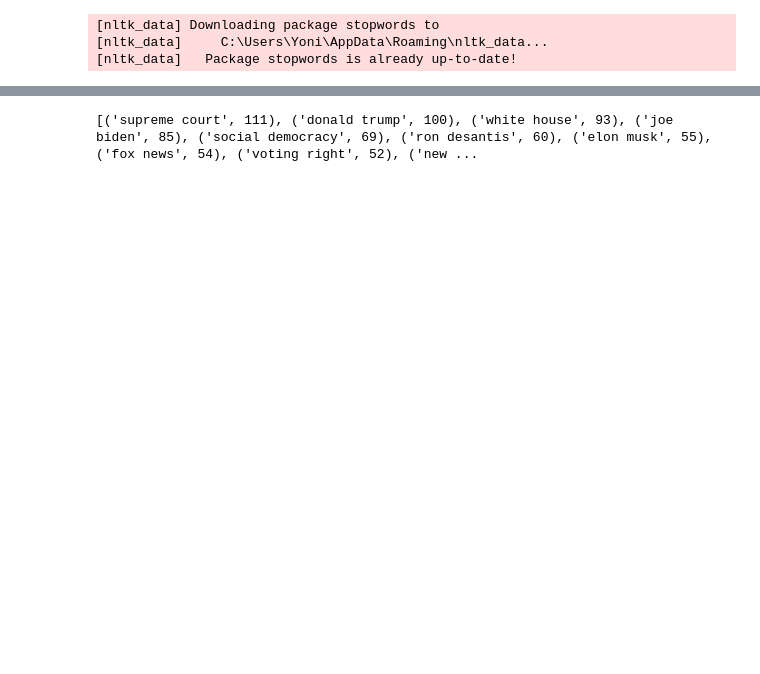
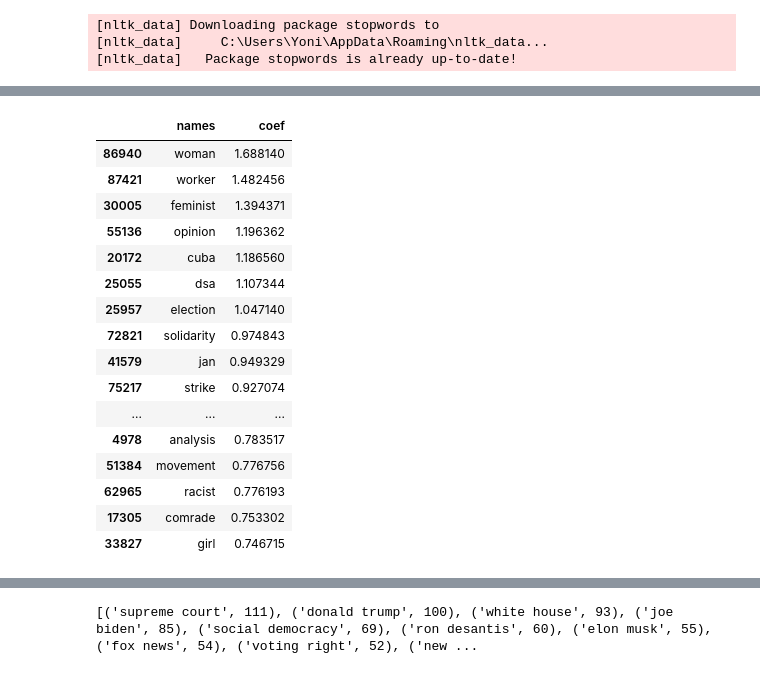
Before and after one commit to jontseg/csc874, a Jupyter notebook: TitleClassificationExample.ipynb, the cells around one changed output, grey strips where cells are left out. Saved outputs shown, nothing was run; the diff lists cells and outputs as text; code cells hidden in the pictures; blank space fills up the shorter version.

```diff
--- a/TitleClassificationExample.ipynb
+++ b/TitleClassificationExample.ipynb
@@ -258,0 +618,10 @@ def get_top_n_gram(corpus,ngram_range,n=None):
+# %%
+params = {"ridge__alpha":[1, 1.5, 2, 2.5, 3], #regularization param
+          "tf_idf__min_df": [1, 3, 10], #min count of words allowed
+          "tf_idf__ngram_range": [(1,1), (1,2), (1,3)], #1-grams, 2-grams, or 3-grams
+          "tf_idf__stop_words": [None],
+         "tf_idf__use_idf":[True, False]} # tfidf or don't
+# use neg mean squared error becuse mse is maximized
+grid2 = GridSearchCV(estimator=model, param_grid = params, scoring = "neg_mean_squared_error")
+grid2.fit(df['lematized'],df['pol'])
+grid2.best_params_
@@ -258,0 +648,33 @@ def get_top_n_gram(corpus,ngram_range,n=None):
+# %%
+#Examining the Best Model:
+
+model = grid2.best_estimator_
+
+
+ridge_model = model.named_steps["ridge"]
+tf_idf_model = model.named_steps["tf_idf"]
+
+#,"coef":ridge_model.coef_
+model.predict(df['no_punctuation'])
+coefficients = pd.DataFrame({"names":tf_idf_model.get_feature_names(), "coef": ridge_model.coef_[0]})
+
+
+coefficients.sort_values("coef", ascending=False).head(30)
+# %% [output]
+|  | names | coef |
+| 86940 | woman | 1.688140 |
+| 87421 | worker | 1.482456 |
+| 30005 | feminist | 1.394371 |
+| 55136 | opinion | 1.196362 |
+| 20172 | cuba | 1.186560 |
+| 25055 | dsa | 1.107344 |
+| 25957 | election | 1.047140 |
+| 72821 | solidarity | 0.974843 |
+| 41579 | jan | 0.949329 |
+| 75217 | strike | 0.927074 |
+| ... | ... | ... |
+| 4978 | analysis | 0.783517 |
+| 51384 | movement | 0.776756 |
+| 62965 | racist | 0.776193 |
+| 17305 | comrade | 0.753302 |
+| 33827 | girl | 0.746715 |
```
Also changed, not shown: parts of 35 cells of this notebook, 2 other files.
